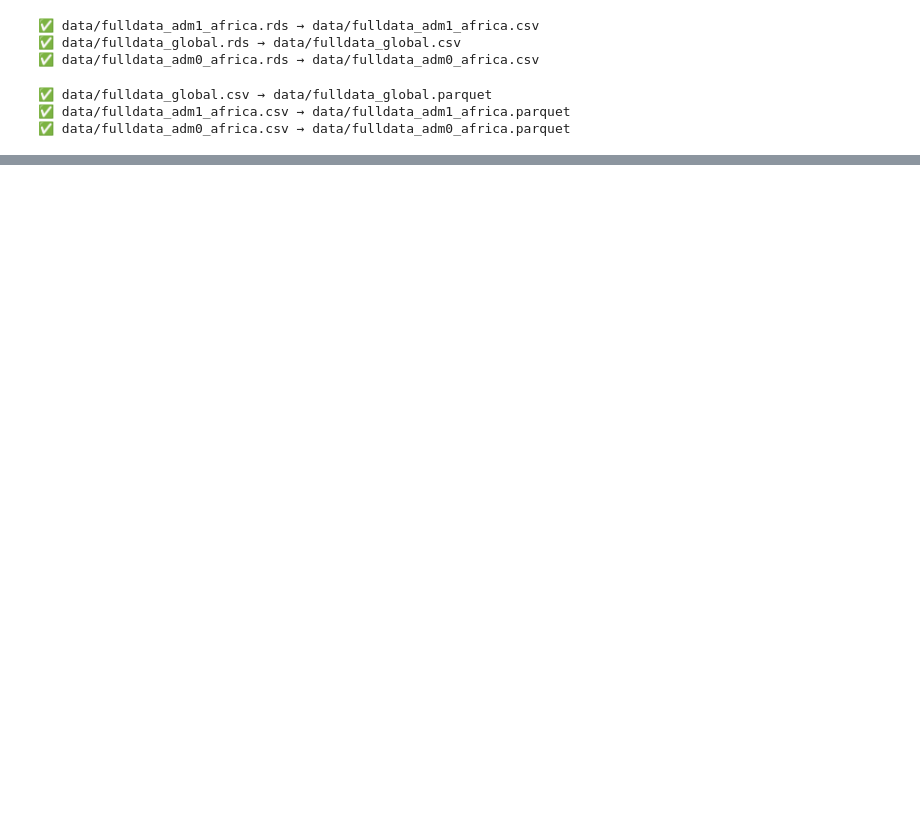
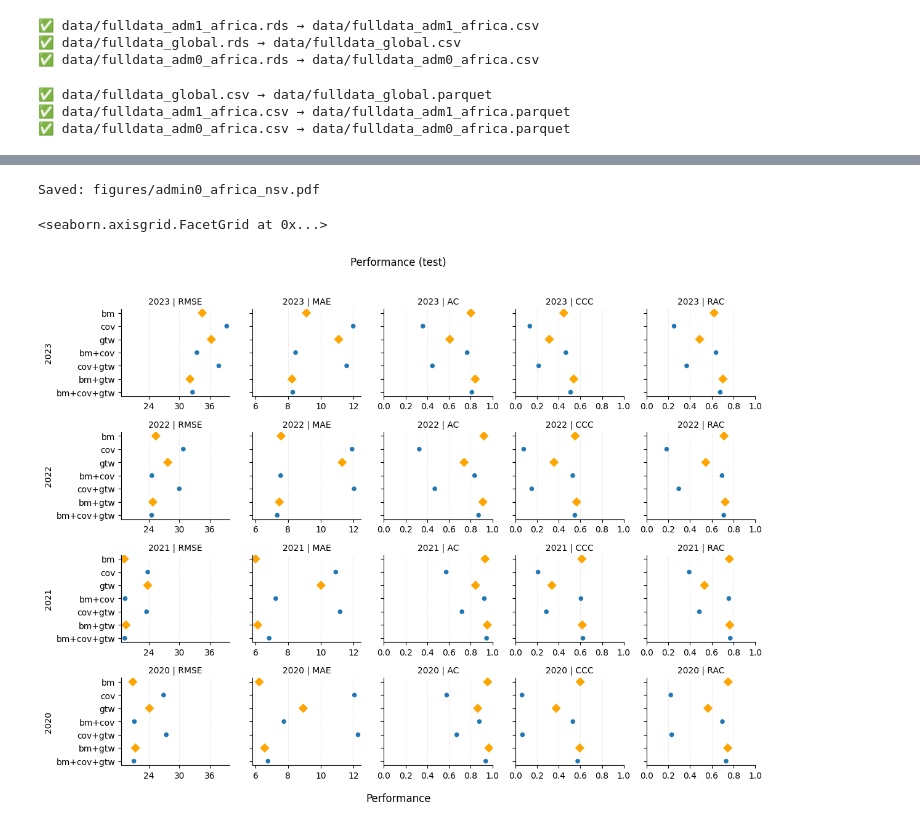
Before and after one commit to DotIN13/jcr-rep, a Jupyter notebook: dev.ipynb, the cells around one changed output, grey strips where cells are left out. Drawn from its saved outputs; the diff is of its cells as text; code cells hidden in the pictures; blank space fills up the shorter version.

Commit message:
admin0 & admin1 experiments

```diff
--- a/dev.ipynb
+++ b/dev.ipynb
@@ -77,7 +79,7 @@ if missing_base:
 # 3) Define variable groups exactly like in your R code
 # ----------------------------
 # Outcomes (you can switch to sbv_fat_be, osv_fat_be, nsv_fat_be if desired)
-TARGET = "sri_num"
+TARGET = "nsv_fat_be"
 
 # Benchmark (BM) predictors (lagged outcomes)
 bm_vars = [
@@ -203,6 +205,7 @@ results = []
 predictions_by_run = {}  # optional: to let you inspect per-run preds later
 
 for heldout_year in YEARS:
+    print(f"Processing {heldout_year}")
     # Train: all <= heldout_year-1; Test: == heldout_year
     train_idx = df["year"] <= (heldout_year - 1)
     test_idx  = df["year"] == heldout_year
@@ -215,6 +218,7 @@ for heldout_year in YEARS:
         continue
 
     for model_name, cols in feature_sets.items():
+        print(f"Processing {model_name}")
         if len(cols) == 0:
             print(f"[!] Skipping {model_name}: no matching feature columns in data.")
             continue
@@ -266,7 +270,7 @@ for heldout_year in YEARS:
         metric_ac   = accuracy_coefficient(y_test, y_pred)
         metric_rac  = rac(y_test, y_pred)
 
-        results.append({
+        res = {
             "heldout_year": heldout_year,
             "model": model_name,
             "n_features": nfeat,
@@ -277,7 +281,9 @@ for heldout_year in YEARS:
             "AC": metric_ac,
             "CCC": metric_ccc,
             "RAC": metric_rac
-        })
+        }
+        results.append(res)
+        print(res)
 
         # stash predictions (optional)
         key = (heldout_year, model_name)
@@ -293,6 +299,7 @@ for heldout_year in YEARS:
 
 # Aggregate results into a tidy table
 res_df = pd.DataFrame(results)
+res_df.to_csv("results/admin0_africa_nsv.csv")
 
 # Order columns nicely
 cols_order = ["heldout_year","model","n_features","best_max_features","best_min_samples_leaf",
@@ -312,0 +457,9 @@ Fitting 3 folds for each of 10 candidates, totalling 30 fits
+# %%
+# --- Example usage -----------------------------------------------------------
+# 1) If your res_df already contains only TEST metrics for SRI:
+res_df = pd.read_csv("results/admin0_africa_nsv.csv")
+plot_metrics_panel(res_df, outcome=None, save_path="figures/admin0_africa_nsv.pdf")
+# %% [output]
+Saved: figures/admin0_africa_nsv.pdf
+<seaborn.axisgrid.FacetGrid at 0x...>
+[figure, added]
```
Also changed, not shown: parts of 10 cells of this notebook, 14 other files.
